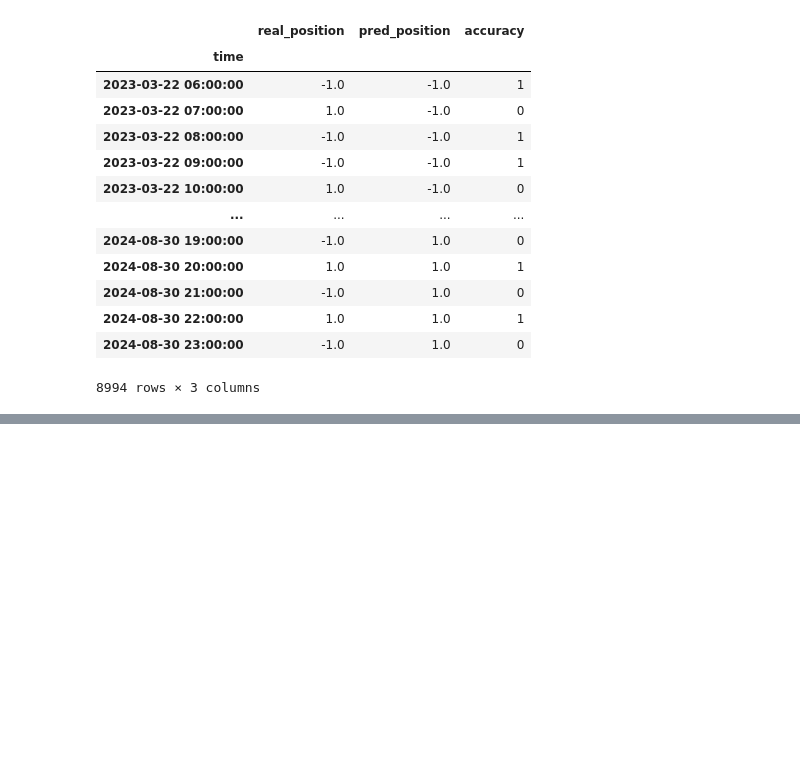
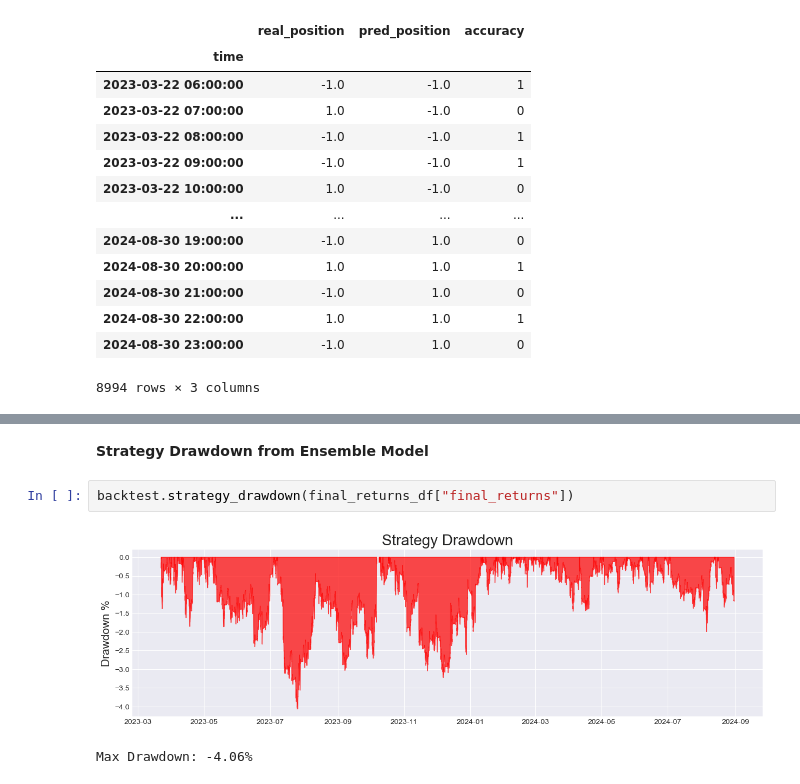
Before and after one commit to YarosInter/Time-Series-Dense-Neural-Network, a Jupyter notebook: Dense_Layer_Neural_Network.ipynb, the cells around one changed output, grey strips where cells are left out. Saved outputs shown, nothing was run; the diff lists cells and outputs as text; blank space fills up the shorter version.

```diff
--- a/Dense_Layer_Neural_Network.ipynb
+++ b/Dense_Layer_Neural_Network.ipynb
@@ -812,0 +922,7 @@ Model has an accuracy of: 51.10%
+# %% [markdown]
+**Strategy Drawdown from Ensemble Model**
+# %%
+backtest.strategy_drawdown(final_returns_df["final_returns"])
+# %% [output]
+[figure, added]
+Max Drawdown: -4.06%
```
Also changed, not shown: parts of 15 cells of this notebook.
